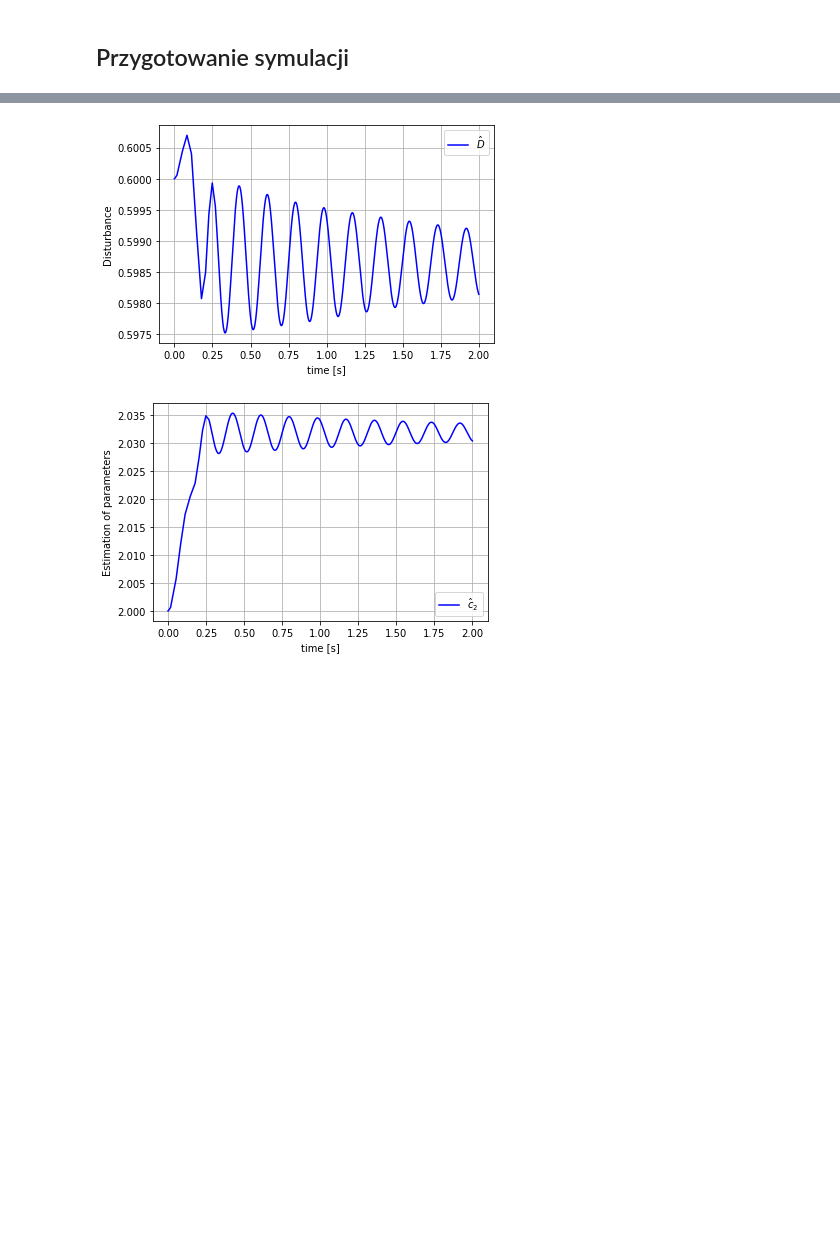
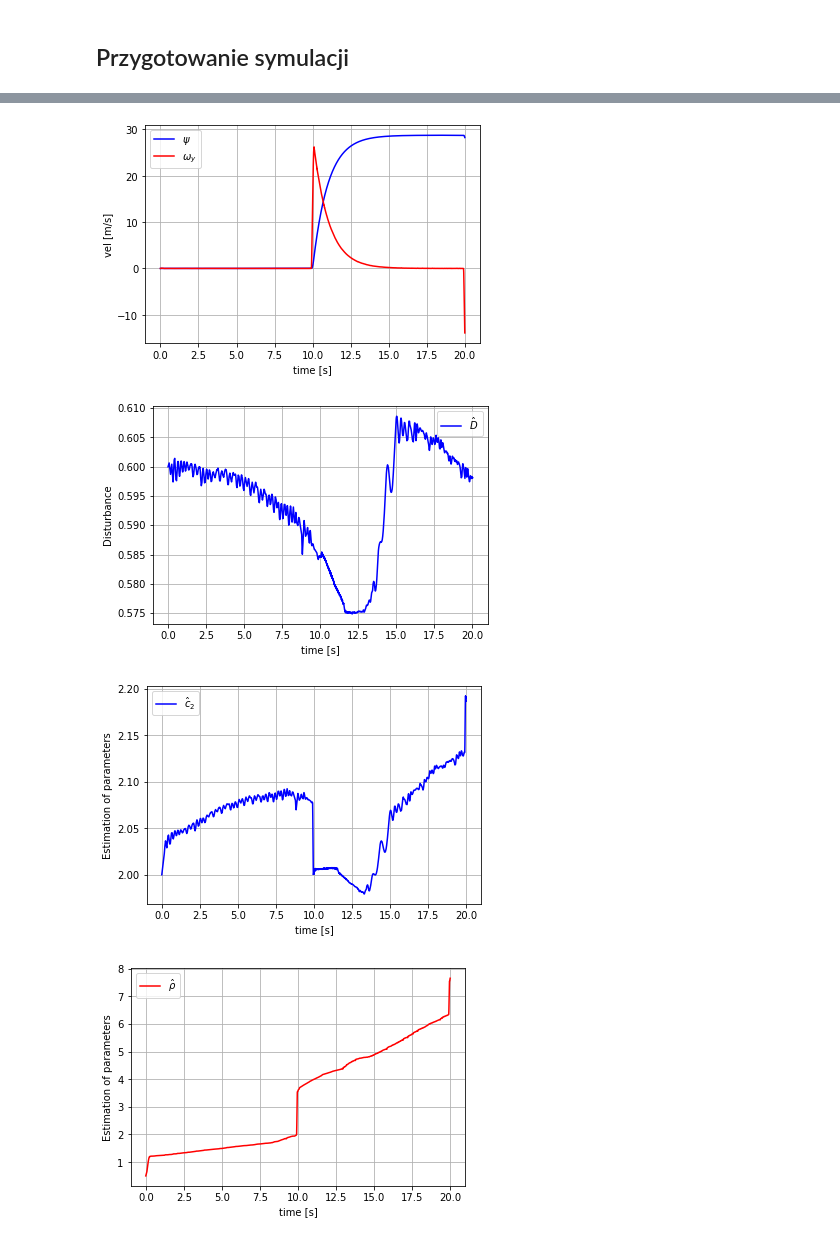
Before and after one commit to WojciechBroka/pracaMagisterska, a Jupyter notebook: Torpeda-Copy2.ipynb, the cells around one changed output, grey strips where cells are left out. Cells and saved outputs as stored; diff of their text form; code cells hidden in the pictures; blank space fills up the shorter version.

```diff
--- a/Torpeda-Copy2.ipynb
+++ b/Torpeda-Copy2.ipynb
@@ -402,7 +417,7 @@ Funkcje numeryczne
 # %%
 dr2_num = sp.lambdify((sig,u,mu),dr2_.subs(params))
 s_num = sp.lambdify((Omy,psi,PSId,PSIddot),s_.subs(podstaw).subs(params))
-u_num = sp.lambdify((b1hat,PSIdbis,PSIddot,Dhat,rhohat,s,c1h,Omy,c2h,ghat),u.subs(podstaw).subs(podstaw).subs(podstaw).subs(params))
+u_num = sp.lambdify((b1hat,PSIdbis,PSIddot,Dhat,rhohat,s,c1h,Omy,c2h,ghat),u.subs(podstaw).subs(params).subs(podstaw).subs(params).subs(podstaw).subs(params))
 Dhatdot_num = sp.lambdify((Omy,Omyhat),Dhatdot_.subs(params))
 Omyhatdot_num = sp.lambdify((Dhat,mihat,b1hat,PSIdbis,PSIddot,rhohat,s,c1h,c2h,Omy,Omyhat,ghat),Omyhatdot_.subs(podstaw).subs(podstaw).subs(podstaw).subs(params))
 h12hatdot_num = sp.lambdify((s,Omy,Omyhat),h12hatdot_.subs(podstaw).subs(podstaw).subs(podstaw).subs(params))
@@ -456,17 +467,20 @@ def Torpeda(t_, x0_array):
     mii = MAT(x0[9][0])
     #------------- wartości początkowe
     alphai = alpha_num(1,0.1)
+    #wyswietlanie aktualnego postepu symulacji
+    print(t_,end="\r")
 
     #estymaty
     PSId =  Rectangle(t_)
-    si = s_num(Omyi,psii,PSId,0)
+    PSIddot = 0
+    si = s_num(Omyi,psii,PSId,PSIddot)
     dc1h = h12hatdot_num(si,Omyi,Omyhati)
     dc2h = h22hatdot_num(si,Omyi,Omyhati)
     drho = rho1hatdot_num(si)
     dg = ghatdot_num(si,Omyi,Omyhati)
     dD = Dhatdot_num(Omyi,Omyhati)
-    db1 = b1hatdot_num(si,0,0,Di,rhoi,c1hi,c2hi,Omyi,gi)
-    dmi = midothat_num(si,b1i,Omyi,Omyhati,0,0,Di,rhoi,c1hi,c2hi,gi)
+    db1 = b1hatdot_num(si,PSIddot,0,Di,rhoi,c1hi,c2hi,Omyi,gi)
+    dmi = midothat_num(si,b1i,Omyi,Omyhati,PSIddot,0,Di,rhoi,c1hi,c2hi,gi)
     dOmyhat = Omyhatdot_num(Di,mii,b1i,0,0,rhoi,si,c1hi,c2hi,Omyi,Omyhati,gi)
 
     #- sterowanie
@@ -487,7 +501,7 @@ def Torpeda(t_, x0_array):
 ## Przygotowanie symulacji
 # %%
 xi0_array = [0,0, 0,-1,2,0.5,0,0.6,0,0]#wartości początkowe zmiennych
-time_sym =2 # Czas trwania symulacji
-sim = solve_ivp(Torpeda, [0, time_sym], xi0_array)
+time_sym =20 # Czas trwania symulacji
+sim = solve_ivp(Torpeda, [0, time_sym], xi0_array,atol=0.01)
 t = sim.t+0
-Omyp,dOmyp,Omyhat,c1h,c2h,rho,g,D,b1,mi  = sim.y # return xi
+Omyp,dOmyp,Omyhat,c1h,c2h,rho,g,D,b1,mi  = sim.y # return xi  #
@@ -506,24 +510,38 @@ plt.show()
-# %%
-plt.figure()
-plt.plot(t, D, 'b', label='$\hat{D}$')
-#plt.plot(t, yp, 'r', label='y')
-#plt.plot(t, zp, 'y', label='z')
-plt.legend(loc = 'best')
-plt.xlabel('time [s]')
-plt.ylabel('Disturbance')
-plt.grid(True)
-plt.show()
-# %% [output]
-[figure, removed]
-# %%
-plt.figure()
-plt.plot(t, c2h, 'b', label='$\hat{c}_2$')
-#plt.plot(t, yp, 'r', label='y')
-#plt.plot(t, zp, 'y', label='z')
-plt.legend(loc = 'best')
-plt.xlabel('time [s]')
-plt.ylabel('Estimation of parameters')
-plt.grid(True)
-plt.show()
-# %% [output]
-[figure, removed]
+# %%
+plt.figure()
+plt.plot(t, Omyp, 'b', label='$\\psi$')
+plt.plot(t, dOmyp, 'r', label='$\\omega_y$')
+plt.legend(loc = 'best')
+plt.xlabel('time [s]')
+plt.ylabel('vel [m/s]')
+plt.grid(True)
+plt.show()
+
+plt.figure()
+plt.plot(t, D, 'b', label='$\hat{D}$')
+plt.legend(loc = 'best')
+plt.xlabel('time [s]')
+plt.ylabel('Disturbance')
+plt.grid(True)
+plt.show()
+
+plt.figure()
+plt.plot(t, c2h, 'b', label='$\hat{c}_2$')
+plt.legend(loc = 'best')
+plt.xlabel('time [s]')
+plt.ylabel('Estimation of parameters')
+plt.grid(True)
+plt.show()
+
+plt.figure()
+plt.plot(t, rho, 'r', label='$\hat{\\rho}$')
+plt.legend(loc = 'best')
+plt.xlabel('time [s]')
+plt.ylabel('Estimation of parameters')
+plt.grid(True)
+plt.show()
+# %% [output]
+[figure, added]
+[figure, added]
+[figure, added]
+[figure, added]
```
Also changed, not shown: parts of 7 cells of this notebook.
